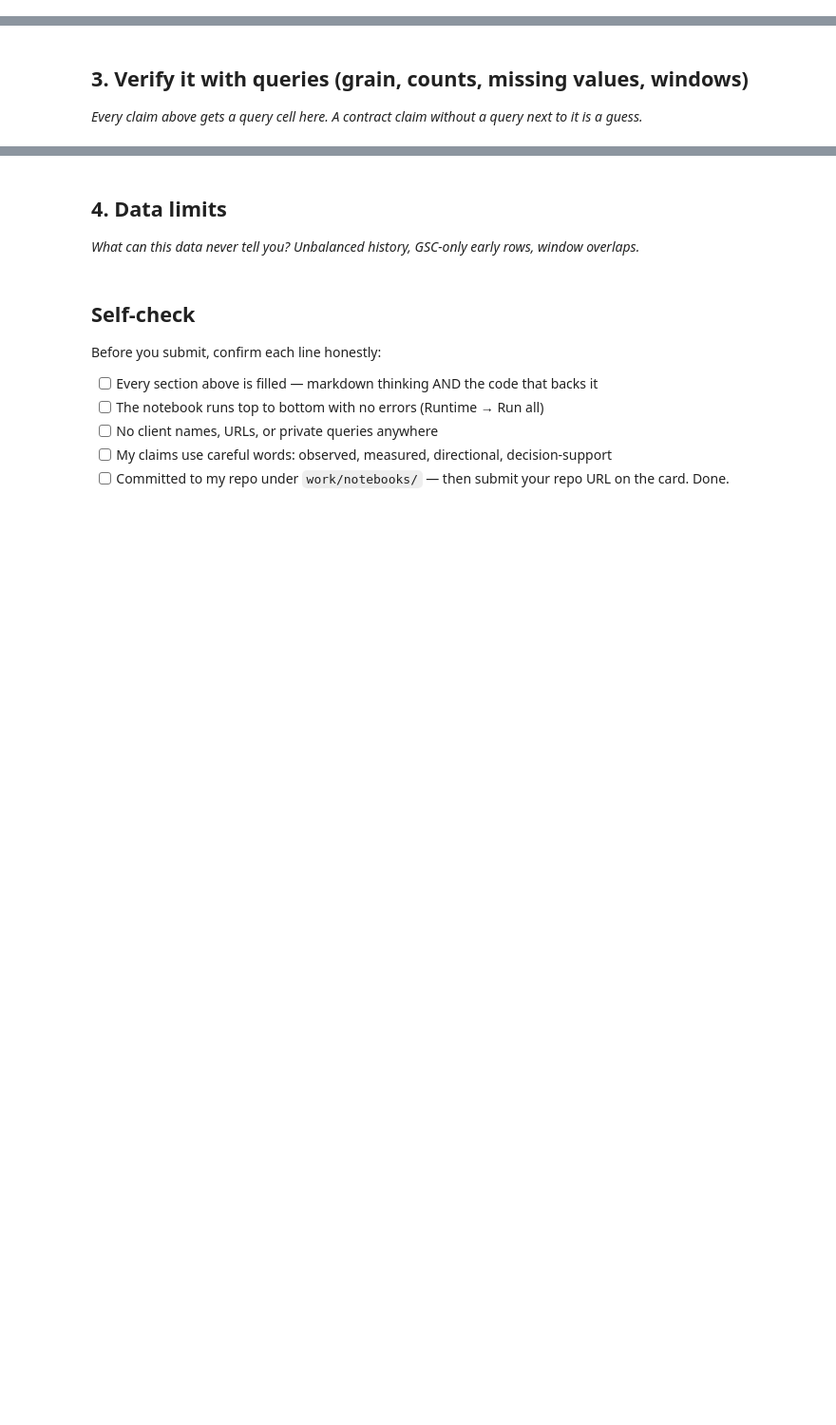
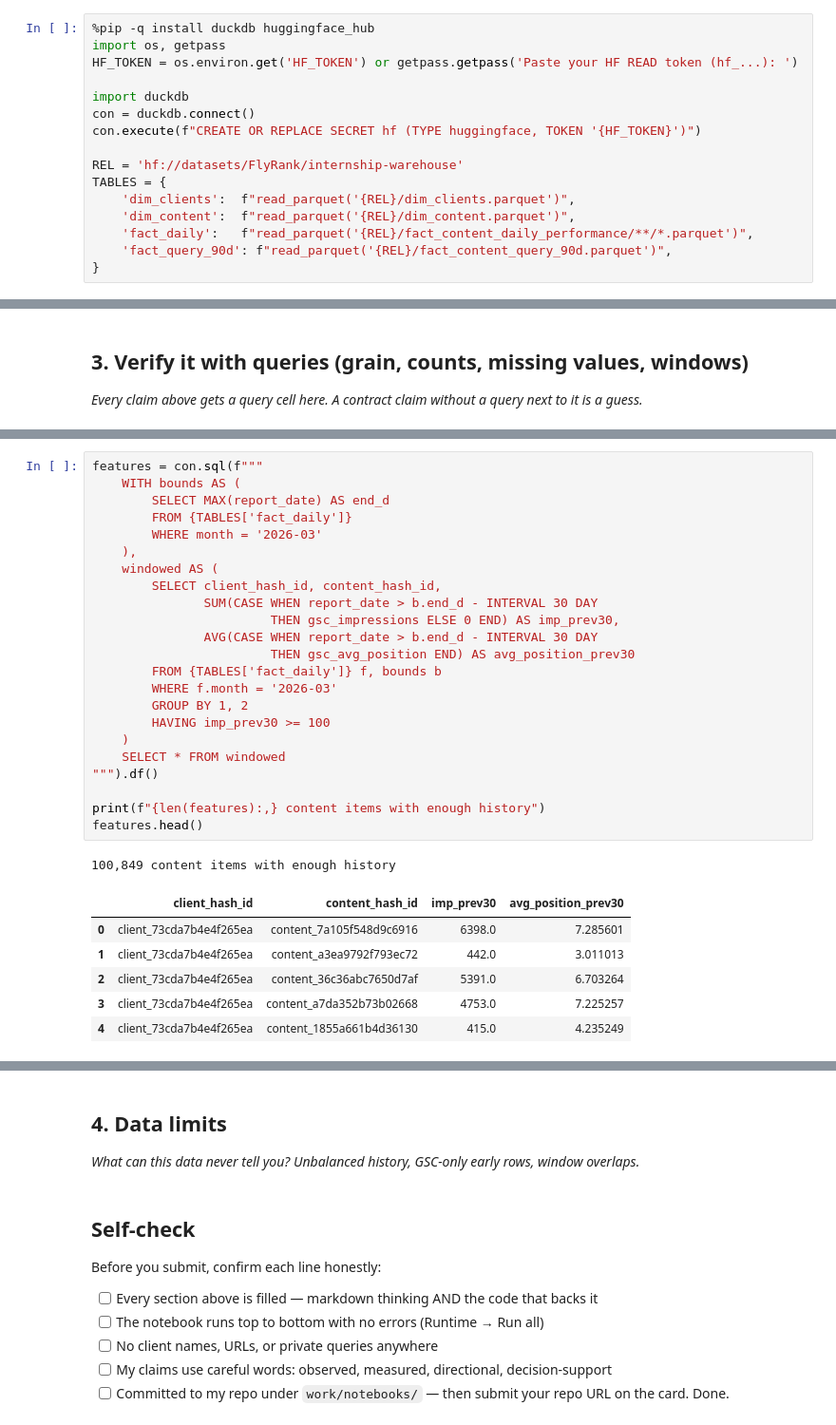
Before and after one commit to khaled-dragon/ML-intern, a Jupyter notebook: work/notebooks/w03_data_contract.ipynb, the cells around one changed output, grey strips where cells are left out. Shown at 95% size. Cells and saved outputs as stored; diff of their text form; blank space fills up the shorter version.

```diff
--- a/work/notebooks/w03_data_contract.ipynb
+++ b/work/notebooks/w03_data_contract.ipynb
@@ -12,0 +20,16 @@ This skeleton is yours to fill. Work the sections **in order** — each one has
+# %%
+%pip -q install duckdb huggingface_hub
+import os, getpass
+HF_TOKEN = os.environ.get('HF_TOKEN') or getpass.getpass('Paste your HF READ token (hf_...): ')
+
+import duckdb
+con = duckdb.connect()
+con.execute(f"CREATE OR REPLACE SECRET hf (TYPE huggingface, TOKEN '{HF_TOKEN}')")
+
+REL = 'hf://datasets/FlyRank/internship-warehouse'
+TABLES = {
+    'dim_clients':  f"read_parquet('{REL}/dim_clients.parquet')",
+    'dim_content':  f"read_parquet('{REL}/dim_content.parquet')",
+    'fact_daily':   f"read_parquet('{REL}/fact_content_daily_performance/**/*.parquet')",
+    'fact_query_90d': f"read_parquet('{REL}/fact_content_query_90d.parquet')",
+}
@@ -20,0 +112,31 @@ This skeleton is yours to fill. Work the sections **in order** — each one has
+# %%
+features = con.sql(f"""
+    WITH bounds AS (
+        SELECT MAX(report_date) AS end_d
+        FROM {TABLES['fact_daily']}
+        WHERE month = '2026-03'
+    ),
+    windowed AS (
+        SELECT client_hash_id, content_hash_id,
+               SUM(CASE WHEN report_date > b.end_d - INTERVAL 30 DAY
+                        THEN gsc_impressions ELSE 0 END) AS imp_prev30,
+               AVG(CASE WHEN report_date > b.end_d - INTERVAL 30 DAY
+                        THEN gsc_avg_position END) AS avg_position_prev30
+        FROM {TABLES['fact_daily']} f, bounds b
+        WHERE f.month = '2026-03'
+        GROUP BY 1, 2
+        HAVING imp_prev30 >= 100
+    )
+    SELECT * FROM windowed
+""").df()
+
+print(f"{len(features):,} content items with enough history")
+features.head()
+# %% [output]
+100,849 content items with enough history
+|  | client_hash_id | content_hash_id | imp_prev30 | avg_position_prev30 |
+| 0 | client_73cda7b4e4f265ea | content_7a105f548d9c6916 | 6398.0 | 7.285601 |
+| 1 | client_73cda7b4e4f265ea | content_a3ea9792f793ec72 | 442.0 | 3.011013 |
+| 2 | client_73cda7b4e4f265ea | content_36c36abc7650d7af | 5391.0 | 6.703264 |
+| 3 | client_73cda7b4e4f265ea | content_a7da352b73b02668 | 4753.0 | 7.225257 |
+| 4 | client_73cda7b4e4f265ea | content_1855a661b4d36130 | 415.0 | 4.235249 |
```
Also changed, not shown: parts of 12 cells of this notebook.
